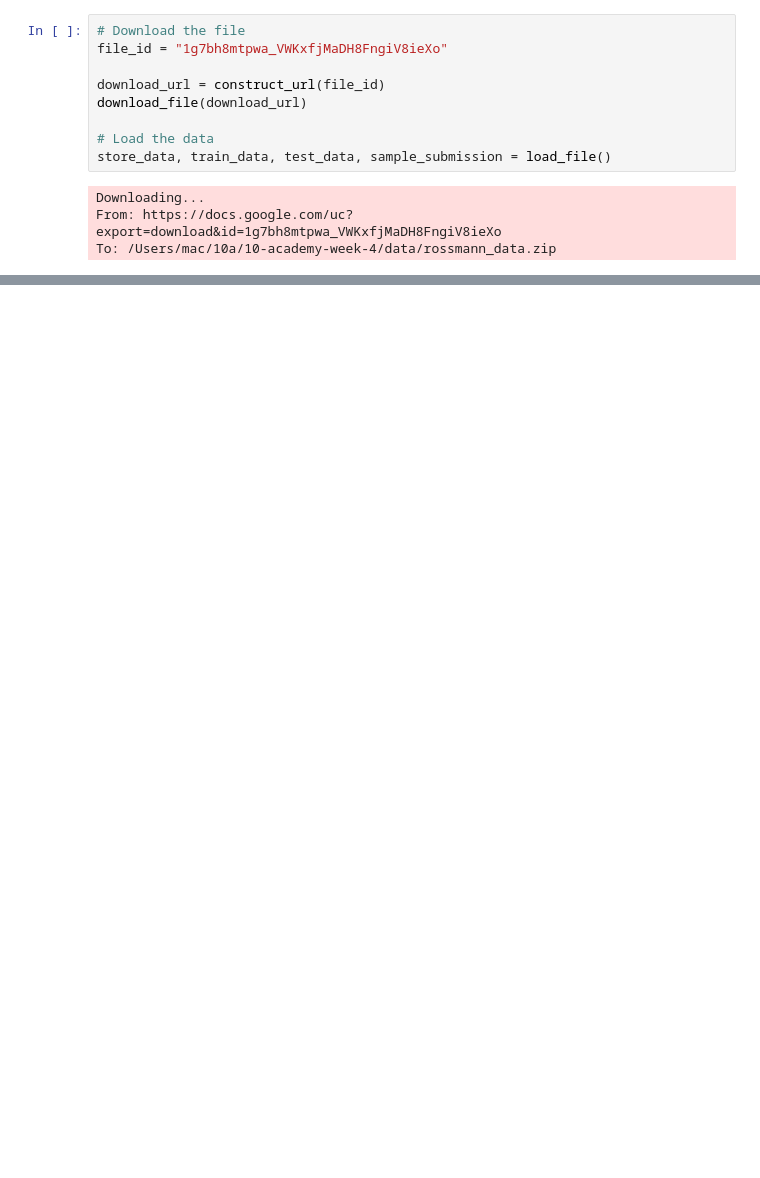
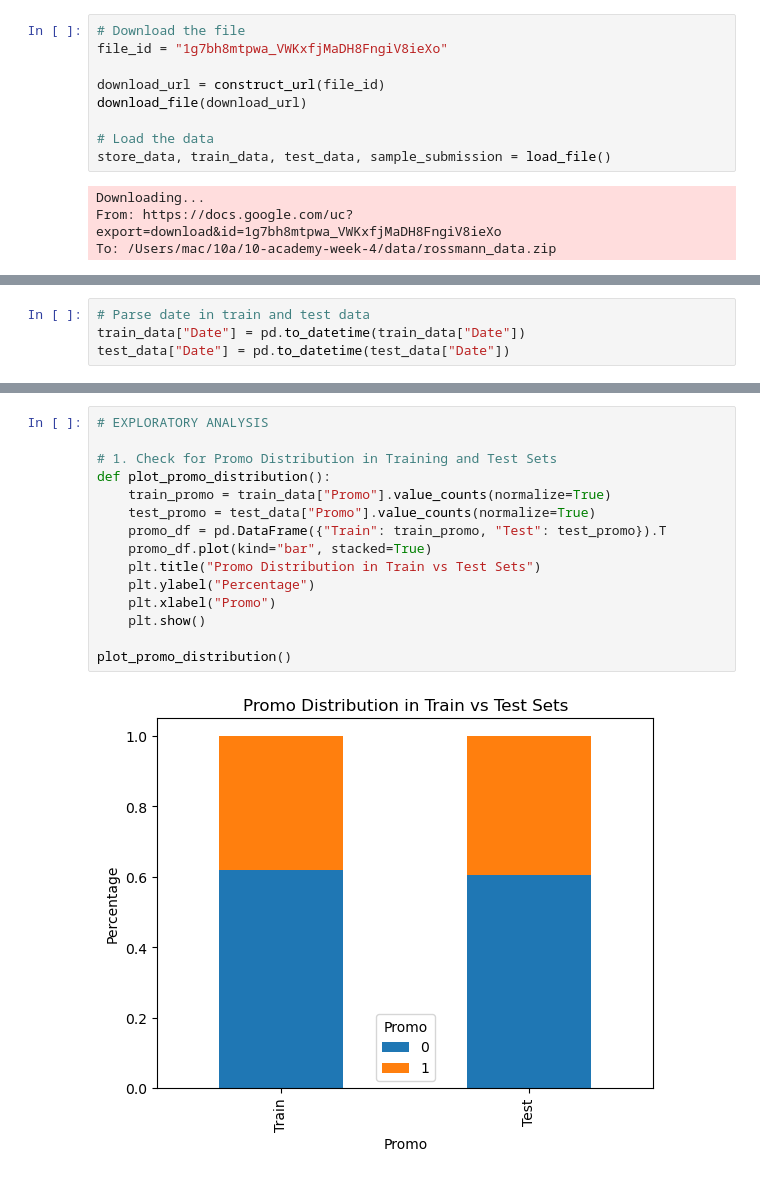
Before and after one commit to EbenGitHub/10-academy-week-4, a Jupyter notebook: notebook/task_1.ipynb, the cells around one changed output, grey strips where cells are left out. Drawn from its saved outputs; the diff is of its cells as text; blank space fills up the shorter version.

```diff
--- a/notebook/task_1.ipynb
+++ b/notebook/task_1.ipynb
@@ -55,0 +99,4 @@ print(sample_submission.head())
+# %%
+# Parse date in train and test data
+train_data["Date"] = pd.to_datetime(train_data["Date"])
+test_data["Date"] = pd.to_datetime(test_data["Date"])
@@ -55,0 +111,17 @@ print(sample_submission.head())
+# %%
+# EXPLORATORY ANALYSIS
+
+# 1. Check for Promo Distribution in Training and Test Sets
+def plot_promo_distribution():
+    train_promo = train_data["Promo"].value_counts(normalize=True)
+    test_promo = test_data["Promo"].value_counts(normalize=True)
+    promo_df = pd.DataFrame({"Train": train_promo, "Test": test_promo}).T
+    promo_df.plot(kind="bar", stacked=True)
+    plt.title("Promo Distribution in Train vs Test Sets")
+    plt.ylabel("Percentage")
+    plt.xlabel("Promo")
+    plt.show()
+
+plot_promo_distribution()
+# %% [output]
+[figure, added]
```
Also changed, not shown: parts of 15 cells of this notebook, 3 other files.
